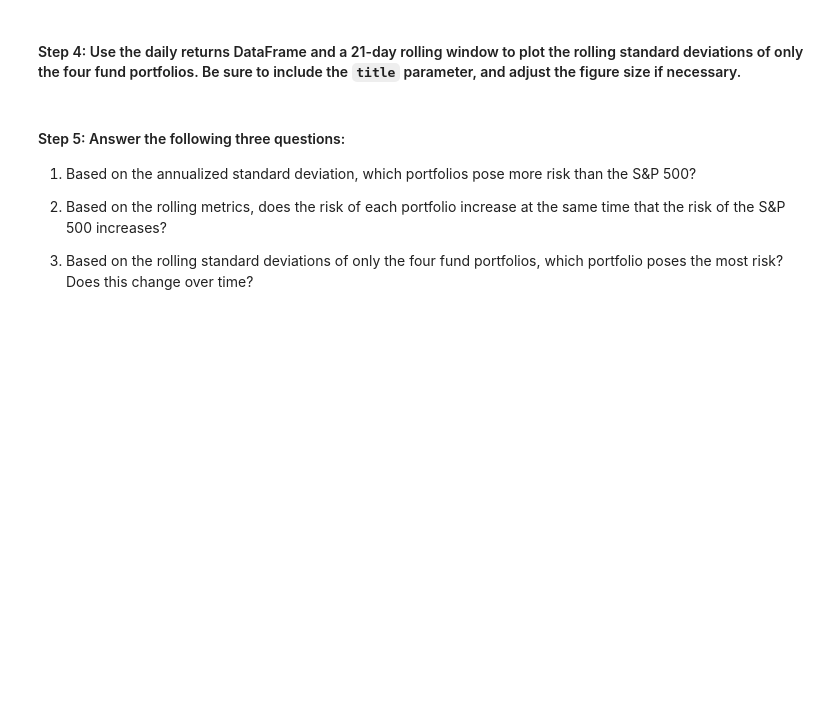
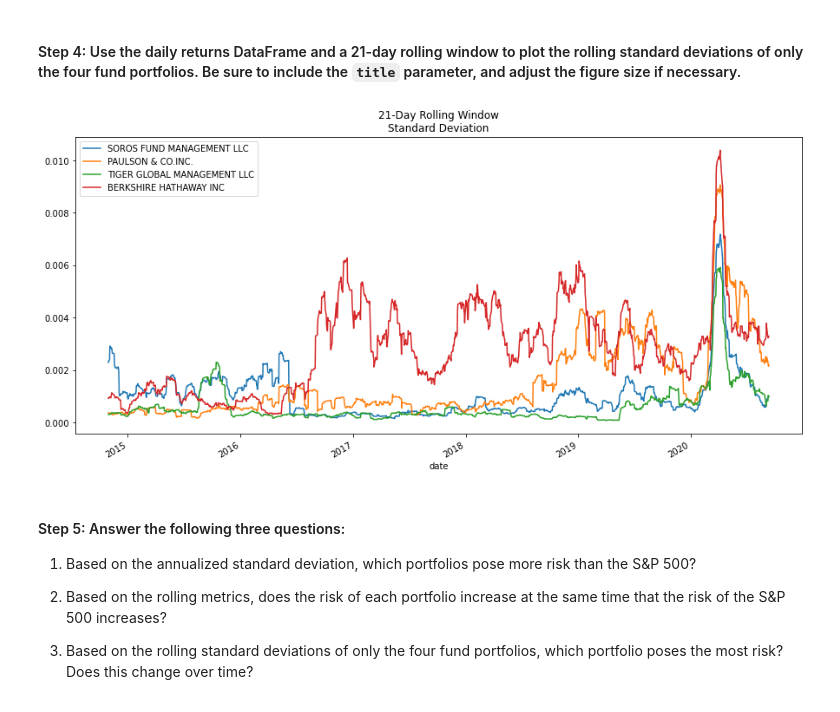
Before and after one commit to blandwhite/Challenge_4, a Jupyter notebook: Starter_Code/risk_return_analysis.ipynb, the cells around one changed output. Cells and saved outputs as stored; diff of their text form; code cells hidden in the pictures; blank space fills up the shorter version.

```diff
--- a/Starter_Code/risk_return_analysis.ipynb
+++ b/Starter_Code/risk_return_analysis.ipynb
@@ -307,7 +360,9 @@ Evaluate the risk profile of each portfolio by using the standard deviation and
 # %%
 # Using the daily return data and a 21-day rolling window, plot the rolling standard deviation of just the 4 portfolios.
 # Include a title parameter and adjust the figure size
-# YOUR CODE HERE
+daily_returns_funds.rolling(window=21).std().plot(figsize=(15,7),title='21-Day Rolling Window\nStandard Deviation');
+# %% [output]
+[figure, added]
 # %% [markdown]
 #### Step 5: Answer the following three questions:
 
```
Also changed, not shown: parts of 33 cells of this notebook, 4 other files.
